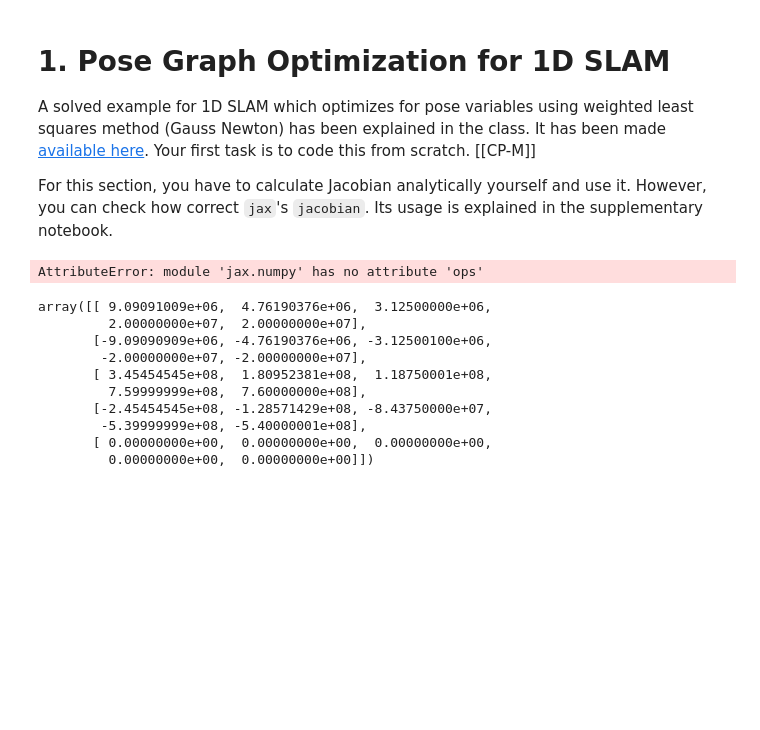
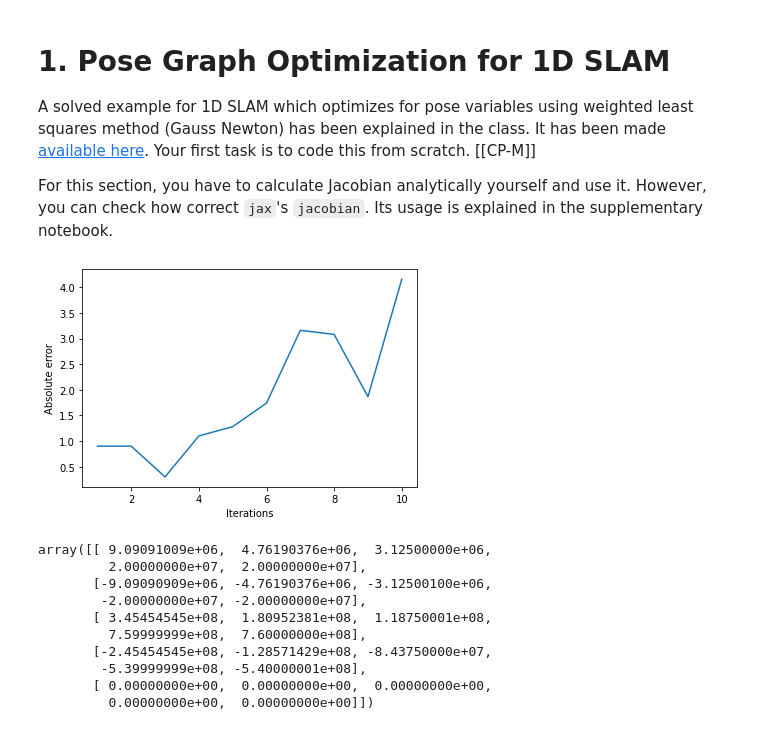
Before and after one commit to avani17101/Pose-graph-optimization, a Jupyter notebook: TEAM-ID_TEAM-NAME_YOUR-NAME_Project-1.ipynb, the cells around one changed output. Cells and saved outputs as stored; diff of their text form; code cells hidden in the pictures; blank space fills up the shorter version.

```diff
--- a/TEAM-ID_TEAM-NAME_YOUR-NAME_Project-1.ipynb
+++ b/TEAM-ID_TEAM-NAME_YOUR-NAME_Project-1.ipynb
@@ -71,12 +71,12 @@ For this section, you have to calculate Jacobian analytically yourself and use i
 
 nodes = 5
 #Five nodes in the pose graph.
-x = jnp.zeros(nodes) #f(x,u)
-x0 = jnp.zeros_like(x) #X vector
-groundTruth = jnp.array([0, 1, 2, 3 ,0])
+x = np.zeros(nodes) #f(x,u)
+x0 = np.zeros_like(x) #X vector
+groundTruth = np.array([0, 1, 2, 3 ,0])
 #Each node in the pose graph represents a pose.
 
-u = jnp.array([1.1, 1.0, 1.1, -2.7,0]) #U vector
+u = np.array([1.1, 1.0, 1.1, -2.7,0]) #U vector
 #There is one less u input than number of states.
 #u[i] is the u input given to the robot to take it from pose[i] to pose[i+1]
 
@@ -84,7 +84,7 @@ loopClosureConstraints = np.zeros((nodes, nodes)).astype("float32")
 loopClosureConstraints[0][4] = 0
 #Given loop closure constraint
 
-jacobian = jnp.array([[1, -1, 0, 0, 0],
+jacobian = np.array([[1, -1, 0, 0, 0],
                      [0, 1, -1, 0, 0],
                      [0, 0, 1, -1, 0],
                      [0, 0, 0, 1, -1],
@@ -94,7 +94,7 @@ jacobian = jnp.array([[1, -1, 0, 0, 0],
 
 
 
-omega = jnp.array([[100, 0, 0, 0, 0, 0],
+omega = np.array([[100, 0, 0, 0, 0, 0],
                  [0, 100, 0, 0, 0, 0],
                  [0, 0, 100, 0, 0, 0],
                  [0, 0, 0, 100, 0, 0],
@@ -105,7 +105,7 @@ omega = jnp.array([[100, 0, 0, 0, 0, 0],
 #A larger value implies a more "confidant" reading, that is, a smaller variance.
 #This is known as the information matrix.
 def residual(x, x0):
-    residuals = jnp.zeros(nodes - 1)
+    residuals = np.zeros(nodes - 1)
     for i in range(0, nodes - 1):
         residuals[i] = x[i + 1] - x0[i + 1]
     #Returning the transpose is equivalent to stacking the values.
@@ -115,8 +115,8 @@ def residualfinal(x,x0):
     residuals = residual(x, x0)
     #For the odometry constraints
     #print(residuals)
-    residuals = jnp.hstack((residuals, loopClosureConstraints[0][4] - x0[4]))
-    residuals = jnp.hstack((residuals, x0[0] - 0))
+    residuals = np.hstack((residuals, loopClosureConstraints[0][4] - x0[4]))
+    residuals = np.hstack((residuals, x0[0] - 0))
     #Can't index a scalar so can't use the residual function.
     return residuals
 
@@ -148,10 +148,8 @@ def visualisation(y,x):
     plt.show()
 
 for i in range(0, nodes - 1):
-    jax.ops.index_update(x, i + 1, x[i] + u[i])
-    #x[i + 1] = x[i] + u[i]
-    jax.ops.index_update(x0, i + 1, x0[i] + u[i])
-    #x0[i + 1] = x0[i] + u[i]
+    x[i + 1] = x[i] + u[i]
+    x0[i + 1] = x0[i] + u[i]
     #As the x0 guess for the poses is what we get from odometry.
 
 itrs = 0
@@ -171,35 +169,35 @@ while itrs< maxIters:
     residuals = residualfinal(x, x0)
     #print(f"residuals {residuals} at iteration {itrs}")
     #print(residuals)
     #H @ deltaX = - b
     H = jacobian.T @ omega @ jacobian
     #print(H)
     b = jacobian.T @ omega.T @ residuals
     #print(b)
 
-    delX = -jnp.linalg.inv(H) @ b
+    delX = -np.linalg.inv(H) @ b
     delX = delX.T
     #print(delX)
 
     #if itrs == 1:
     #    print(f"before the update {x0}")
     x0 = x
     x = x + delX
     #xi = xi.T
     #x0 = xi
     #print(f"after the update {x0}")
     itrs += 1
     xAxis.append(itrs)
     #print(xpowy(groundTruth - x0, 2))
 
 #print(yAxis, xAxis)
 visualisation(xAxis, yAxis)
 
 ##############################################################################
 #                             END OF YOUR CODE                               #
 ##############################################################################
 # %% [output]
-AttributeError: module 'jax.numpy' has no attribute 'ops'
+[figure, added]
 # %%
 def J(f, x, dx=1e-8):
     func = f(x)
```
